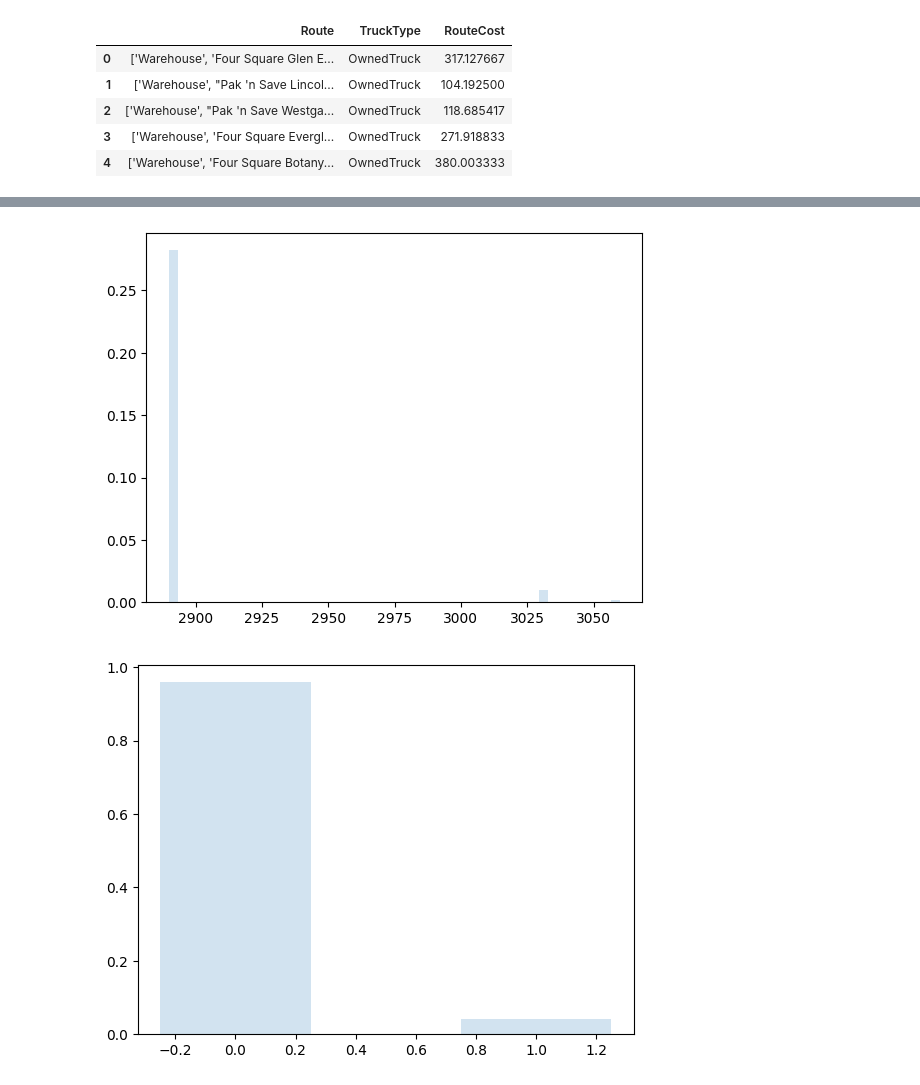
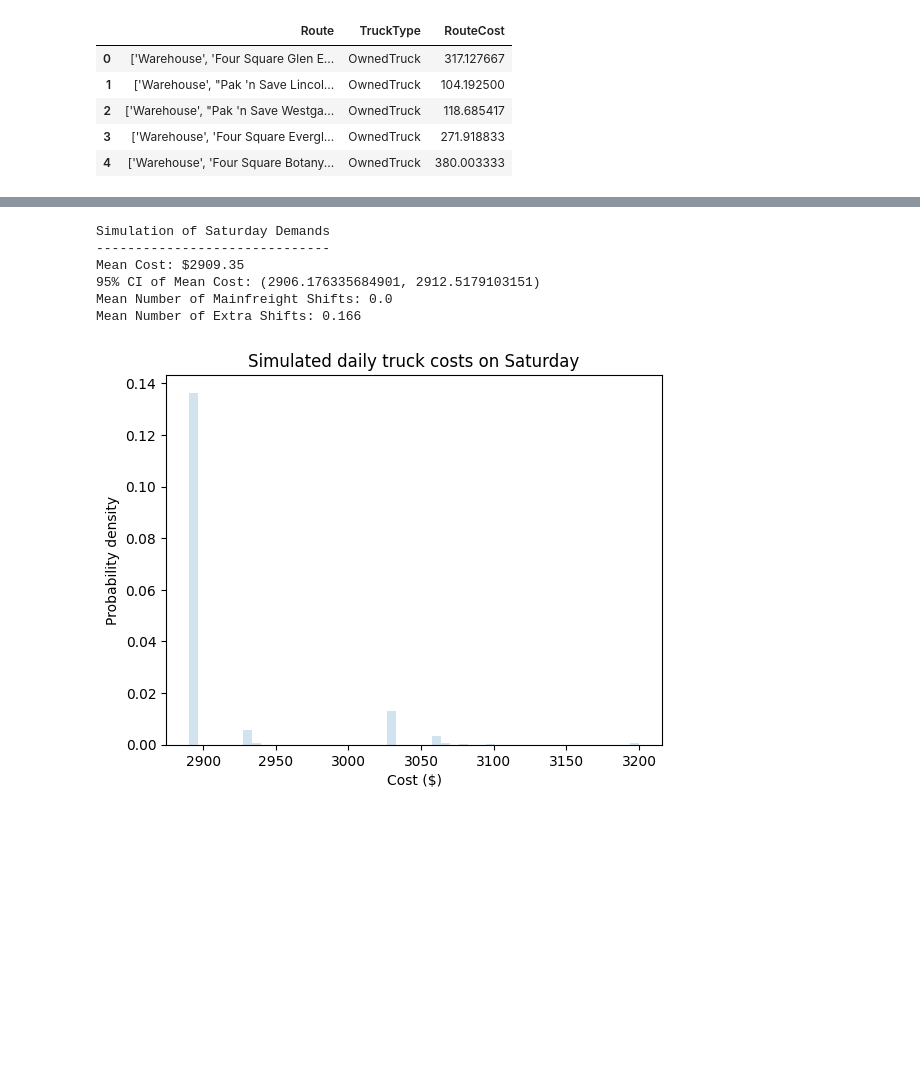
Before and after one commit to aguo921/engsci263-or-project, a Jupyter notebook: simulation/simulation.ipynb, the cells around one changed output, grey strips where cells are left out. Drawn from its saved outputs; the diff is of its cells as text; code cells hidden in the pictures; blank space fills up the shorter version.

Commit message:
Tidy plots and add comments

```diff
--- a/simulation/simulation.ipynb
+++ b/simulation/simulation.ipynb
@@ -69,3 +60,21 @@ selected_weekday.head()
 | 2 | ['Warehouse', "Pak 'n Save Westga... | OwnedTruck | 118.685417 |
 | 3 | ['Warehouse', 'Four Square Evergl... | OwnedTruck | 271.918833 |
 | 4 | ['Warehouse', 'Four Square Botany... | OwnedTruck | 380.003333 |
+# %%
+def plot_pdf(data, integer=False, title=None, xlabel=None):
+    bin_range = lambda data: range(min(data), max(data) + 2)
+
+    fig, ax = plt.subplots()
+
+    ax.hist(
+        data,
+        density=True,
+        bins=bin_range(data) if integer else 50,
+        rwidth=0.5 if integer else 1,
+        align="left" if integer else "mid",
+        alpha=0.2
+    )
+
+    ax.set_title(title)
+    ax.set_xlabel(xlabel)
+    ax.set_ylabel("Probability density")
@@ -98,18 +100,19 @@ bin_range = lambda data: range(min(data), max(data) + 2)
-# %%
-plt.hist(simulated_saturday.Cost, density=True, bins=50, histtype='stepfilled', alpha=0.2)
-plt.show()
-# %% [output]
-[figure, removed]
-# %%
-plt.hist(
-    simulated_saturday.ExtraShifts,
-    density=True,
-    bins=bin_range(simulated_saturday.ExtraShifts),
-    rwidth=0.5,
-    histtype='bar',
-    align='left',
-    alpha=0.2
-)
-plt.show()
-# %% [output]
-[figure, removed]
+# %%
+print("Simulation of Saturday Demands")
+print("------------------------------")
+print_output_stats(simulated_saturday)
+# %% [output]
+Simulation of Saturday Demands
+------------------------------
+Mean Cost: $2909.35
+95% CI of Mean Cost: (2906.176335684901, 2912.5179103151)
+Mean Number of Mainfreight Shifts: 0.0
+Mean Number of Extra Shifts: 0.166
+# %%
+plot_pdf(
+    simulated_saturday.Cost,
+    title="Simulated daily truck costs on Saturday",
+    xlabel="Cost ($)"
+)
+# %% [output]
+[figure, added]
```
Also changed, not shown: parts of 20 cells of this notebook, 1 other file.
